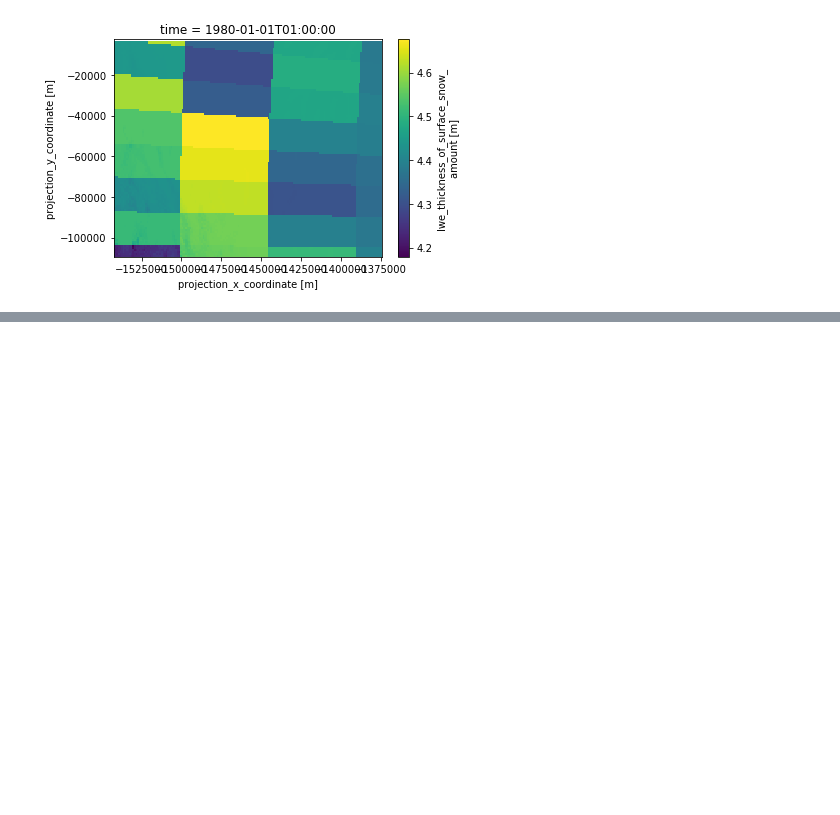
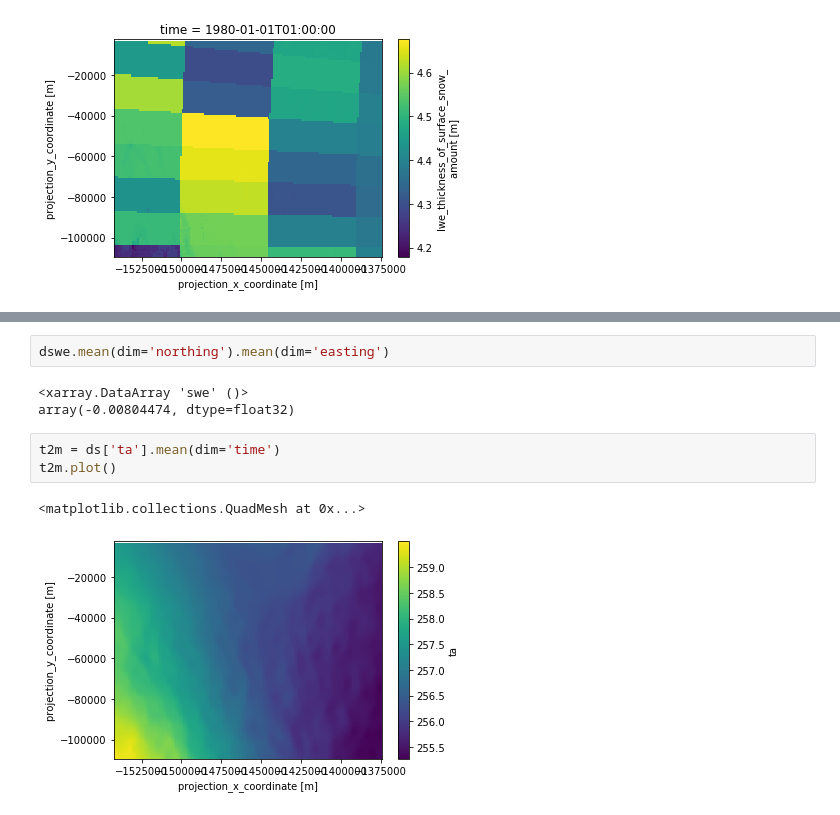
Before and after one commit to EricKeenan/SNOWPACK_WAIS, a Jupyter notebook: analysis/inspect_grid.ipynb, the cells around one changed output, grey strips where cells are left out. Saved outputs shown, nothing was run; the diff lists cells and outputs as text; blank space fills up the shorter version.

```diff
--- a/analysis/inspect_grid.ipynb
+++ b/analysis/inspect_grid.ipynb
@@ -50,0 +51,11 @@ ds['snow_density'][0,:,:].plot()
+# %%
+dswe.mean(dim='northing').mean(dim='easting')
+# %% [output]
+<xarray.DataArray 'swe' ()>
+array(-0.00804474, dtype=float32)
+# %%
+t2m = ds['ta'].mean(dim='time')
+t2m.plot()
+# %% [output]
+<matplotlib.collections.QuadMesh at 0x...>
+[figure, added]
```
Also changed, not shown: parts of 5 cells of this notebook, 1 other file.
